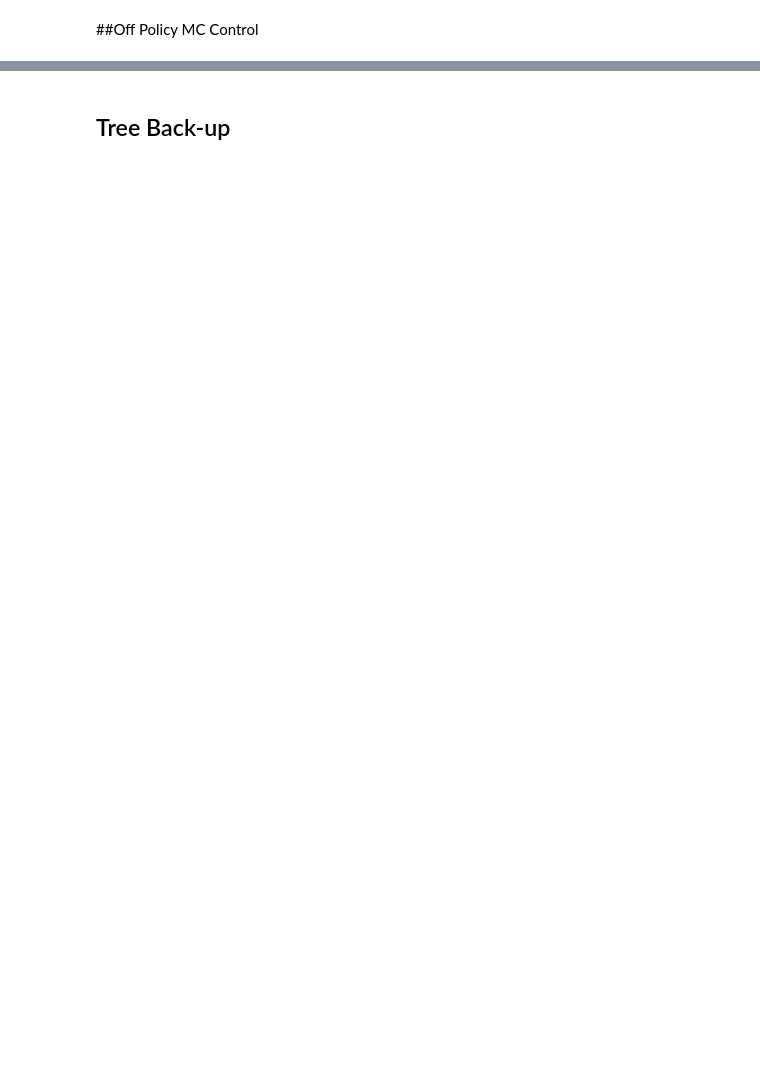
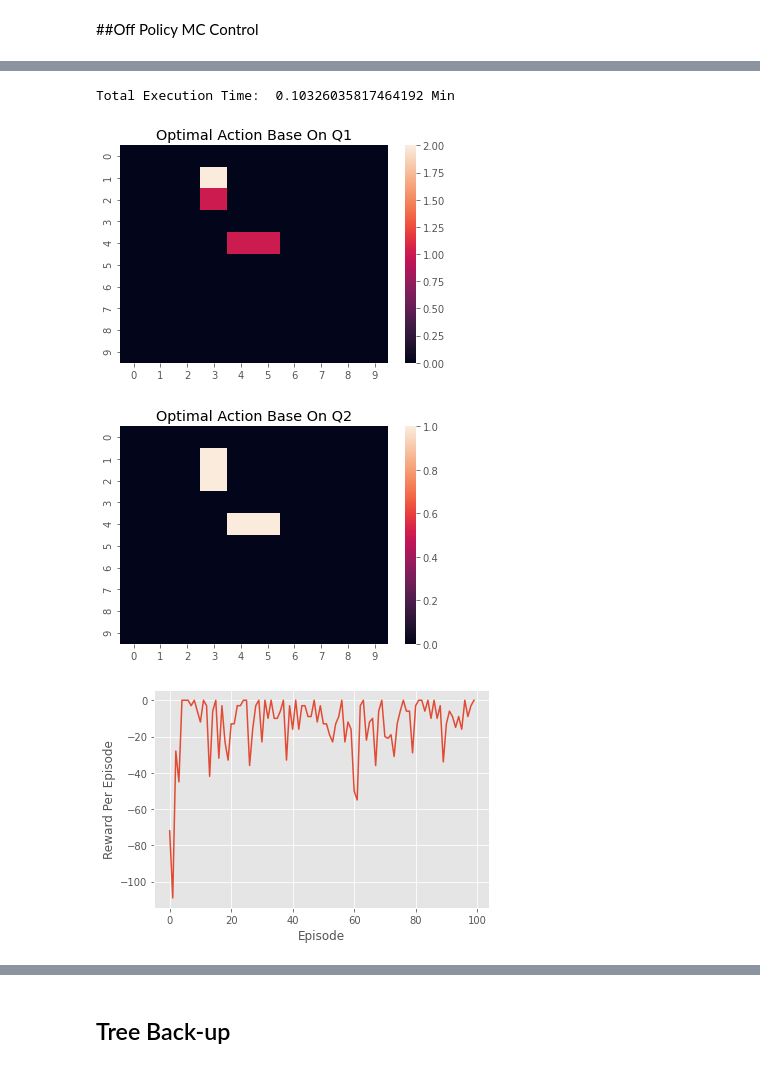
Before and after one commit to Kassra-sinaei/Interactive_learning_HW4, a Jupyter notebook: HW#4_Kassra_Sinaei_810696254.ipynb, the cells around one changed output, grey strips where cells are left out. Saved outputs shown, nothing was run; the diff lists cells and outputs as text; code cells hidden in the pictures; blank space fills up the shorter version.

```diff
--- a/HW#4_Kassra_Sinaei_810696254.ipynb
+++ b/HW#4_Kassra_Sinaei_810696254.ipynb
@@ -360,0 +441,65 @@ class Q_agent:
+# %%
+class DQAgent:
+    def __init__(self, environment, discount_factor = 0.9, epsilon = 0.2 , learning_rate = 0.1):
+        self.alpha = learning_rate
+        self.gamma = discount_factor
+        self.epsilon = epsilon
+        self.env = environment
+        self.state = self.env.reset()
+
+        self.Q1 = np.zeros((self.env.nS,self.env.nA))
+        self.Q2 = np.zeros((self.env.nS,self.env.nA))
+
+    def probabilities(self,values):
+        # Calculating Probability of each action in a state out of action values
+        # This Function will be used for greedy decision making in control
+        res = np.ones(self.env.nA, dtype = np.float64) * (self.epsilon / self.env.nA)
+        res[np.argmax(values)] += 1.0 - self.epsilon
+        return res
+
+    def control(self):
+        # Loop for each step of episode
+        while True:
+            action = np.random.choice(np.arange(self.env.nA),p=self.probabilities(self.Q1[self.state] + self.Q2[self.state]))
+            next_state, reward, done, info = self.env.step(action)
+            # Update one of the Q-Values Only
+            if np.random.uniform(0,1) > 0.5:
+                self.Q1[self.state][action] += self.alpha * (reward + self.gamma * self.Q2[next_state][np.argmax(self.Q1[next_state])] - self.Q1[self.state][action])
+            else:
+                self.Q2[self.state][action] += self.alpha * (reward + self.gamma * self.Q1[next_state][np.argmax(self.Q2[next_state])] - self.Q2[self.state][action])
+            self.state = next_state
+            if done :
+                self.state = self.env.reset()
+                break
+
+    def print_agent(self):
+        ax1 = sns.heatmap(np.argmax(self.Q1,axis=1).reshape((10,10)))
+        ax1.set_title("Optimal Action Base On Q1")
+        plt.show()
+
+        ax2 = sns.heatmap(np.argmax(self.Q2,axis=1).reshape((10,10)))
+        ax2.set_title("Optimal Action Base On Q2")
+        plt.show()
+
+    def __exit(self):
+        self.env.close()
+
+
+env =  GridworldEnv()
+agent4 = DQAgent(env)
+
+start_time = time.time()
+for _ in range(100):
+    agent4.control()
+print('Total Execution Time: ', (time.time() - start_time)/60 , 'Min')
+agent4.print_agent()
+%matplotlib inline
+plt.plot(reward_hist)
+plt.ylabel('Reward Per Episode')
+plt.xlabel('Episode')
+plt.show()
+# %% [output]
+Total Execution Time:  0.10326035817464192 Min
+[figure, added]
+[figure, added]
+[figure, added]
```
Also changed, not shown: parts of 12 cells of this notebook, 1 other file.
